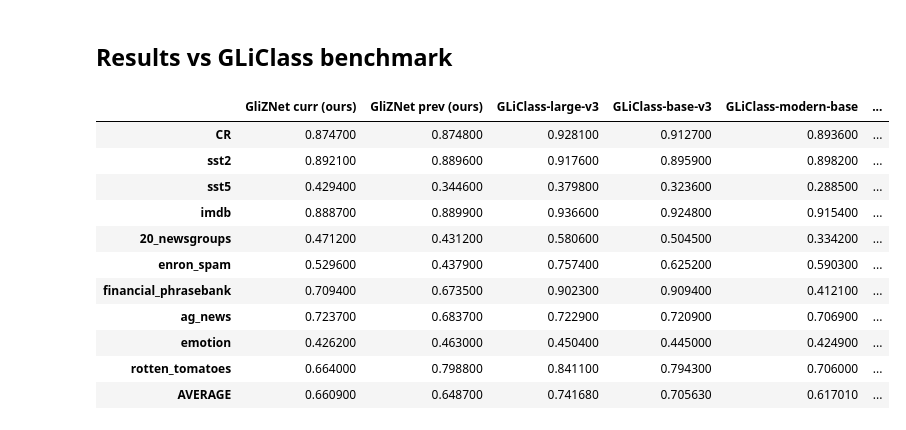
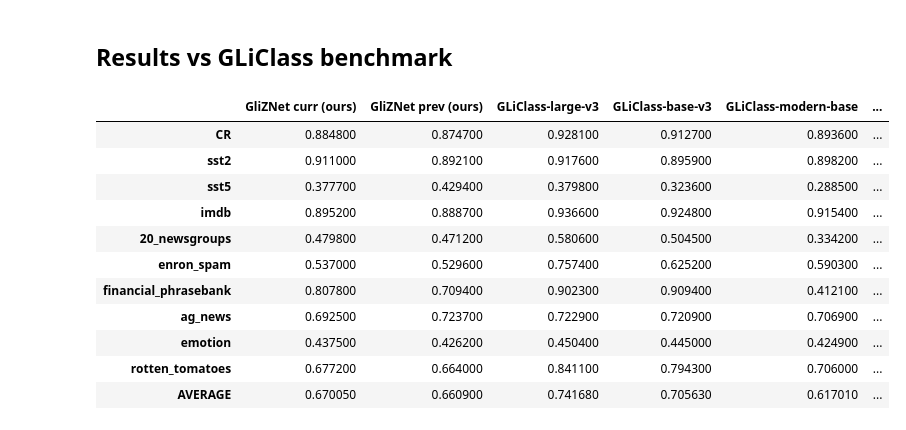
Before and after one commit to KameniAlexNea/zero-shot-classification, a Jupyter notebook: notebooks/EvaluateGlizNETBenchmarks.ipynb, the cells around one changed output. Cells and saved outputs as stored; diff of their text form; code cells hidden in the pictures.

```diff
--- a/notebooks/EvaluateGlizNETBenchmarks.ipynb
+++ b/notebooks/EvaluateGlizNETBenchmarks.ipynb
@@ -30,7 +30,7 @@ from tqdm.auto import tqdm
 from gliznet import ZeroShotClassificationPipeline
 
 DEVICE     = "cuda:0" if torch.cuda.is_available() else "cpu"
-MODEL_PATH = "../results/deberta-v3-base_20260507_094047/checkpoint-6318"
+MODEL_PATH = "../results/deberta-v3-base_20260508_045252/checkpoint-7020"
 BATCH_SIZE = 32
 
 print(f"Device : {DEVICE}")
@@ -292,60 +292,60 @@ GLICLASS_MODERN_BASE = {
 
 # GliZNet previous best (bilinear, VICReg + custom data)
 GLIZNET_PREV = {
-    "SetFit/CR":                                    0.8748,
-    "SetFit/sst2":                                  0.8896,
-    "SetFit/sst5":                                  0.3446,
-    "stanfordnlp/imdb":                             0.8899,
-    "SetFit/20_newsgroups":                         0.4312,
-    "SetFit/enron_spam":                            0.4379,
-    "mteb/financial_phrasebank":                    0.6735,
-    "ag_news":                                      0.6837,
-    "dair-ai/emotion":                              0.4630,
-    "cornell-movie-review-data/rotten_tomatoes":    0.7988,
+    "SetFit/CR":                                    0.8747,
+    "SetFit/sst2":                                  0.8921,
+    "SetFit/sst5":                                  0.4294,
+    "stanfordnlp/imdb":                             0.8887,
+    "SetFit/20_newsgroups":                         0.4712,
+    "SetFit/enron_spam":                            0.5296,
+    "mteb/financial_phrasebank":                    0.7094,
+    "ag_news":                                      0.7237,
+    "dair-ai/emotion":                              0.4262,
+    "cornell-movie-review-data/rotten_tomatoes":    0.6640,
 }
 
 rows = []
 for ds_id in DATASETS:
     r = results_all.get(ds_id, {})
     rows.append({
         "dataset":                        ds_id.split("/")[-1],
         "GliZNet curr (ours)":            round(r.get("macro", float("nan")), 4),
         "GliZNet prev (ours)":            GLIZNET_PREV.get(ds_id, float("nan")),
         "GLiClass-large-v3":              GLICLASS_LARGE.get(ds_id, float("nan")),
         "GLiClass-base-v3":               GLICLASS_BASE.get(ds_id, float("nan")),
         "GLiClass-modern-base":           GLICLASS_MODERN_BASE.get(ds_id, float("nan")),
     })
 
 df = pd.DataFrame(rows).set_index("dataset")
 
 avg = df.mean(numeric_only=True)
 avg.name = "AVERAGE"
 df = pd.concat([df, avg.to_frame().T])
 df["Δ curr vs prev"]  = (df["GliZNet curr (ours)"] - df["GliZNet prev (ours)"]).round(4)
 df["Δ curr vs large"] = (df["GliZNet curr (ours)"] - df["GLiClass-large-v3"]).round(4)
 
 pd.set_option("display.float_format", "{:.4f}".format)
 _color = lambda v: (
     "color: green" if isinstance(v, float) and v > 0 else
     "color: red"   if isinstance(v, float) and v < 0 else ""
 )
 df.style.map(
     _color,
     subset=["Δ curr vs prev", "Δ curr vs large"],
 )
 # %% [output]
 |  | GliZNet curr (ours) | GliZNet prev (ours) | GLiClass-large-v3 | GLiClass-base-v3 | GLiClass-modern-base | ... |
-| CR | 0.874700 | 0.874800 | 0.928100 | 0.912700 | 0.893600 | ... |
-| sst2 | 0.892100 | 0.889600 | 0.917600 | 0.895900 | 0.898200 | ... |
-| sst5 | 0.429400 | 0.344600 | 0.379800 | 0.323600 | 0.288500 | ... |
-| imdb | 0.888700 | 0.889900 | 0.936600 | 0.924800 | 0.915400 | ... |
-| 20_newsgroups | 0.471200 | 0.431200 | 0.580600 | 0.504500 | 0.334200 | ... |
-| enron_spam | 0.529600 | 0.437900 | 0.757400 | 0.625200 | 0.590300 | ... |
-| financial_phrasebank | 0.709400 | 0.673500 | 0.902300 | 0.909400 | 0.412100 | ... |
-| ag_news | 0.723700 | 0.683700 | 0.722900 | 0.720900 | 0.706900 | ... |
-| emotion | 0.426200 | 0.463000 | 0.450400 | 0.445000 | 0.424900 | ... |
-| rotten_tomatoes | 0.664000 | 0.798800 | 0.841100 | 0.794300 | 0.706000 | ... |
-| AVERAGE | 0.660900 | 0.648700 | 0.741680 | 0.705630 | 0.617010 | ... |
+| CR | 0.884800 | 0.874700 | 0.928100 | 0.912700 | 0.893600 | ... |
+| sst2 | 0.911000 | 0.892100 | 0.917600 | 0.895900 | 0.898200 | ... |
+| sst5 | 0.377700 | 0.429400 | 0.379800 | 0.323600 | 0.288500 | ... |
+| imdb | 0.895200 | 0.888700 | 0.936600 | 0.924800 | 0.915400 | ... |
+| 20_newsgroups | 0.479800 | 0.471200 | 0.580600 | 0.504500 | 0.334200 | ... |
+| enron_spam | 0.537000 | 0.529600 | 0.757400 | 0.625200 | 0.590300 | ... |
+| financial_phrasebank | 0.807800 | 0.709400 | 0.902300 | 0.909400 | 0.412100 | ... |
+| ag_news | 0.692500 | 0.723700 | 0.722900 | 0.720900 | 0.706900 | ... |
+| emotion | 0.437500 | 0.426200 | 0.450400 | 0.445000 | 0.424900 | ... |
+| rotten_tomatoes | 0.677200 | 0.664000 | 0.841100 | 0.794300 | 0.706000 | ... |
+| AVERAGE | 0.670050 | 0.660900 | 0.741680 | 0.705630 | 0.617010 | ... |
 # %%
 plot_df = df.drop("AVERAGE").dropna()
 x = np.arange(len(plot_df))
```
Also changed, not shown: parts of 3 cells of this notebook, 3 other files.
